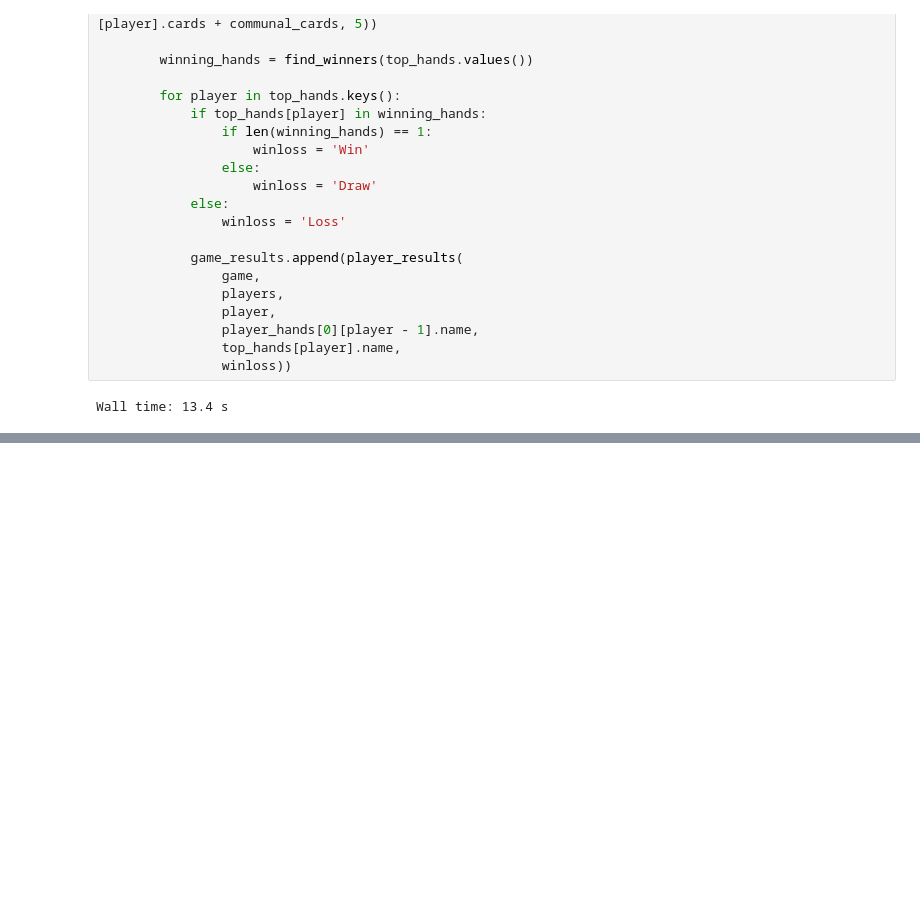
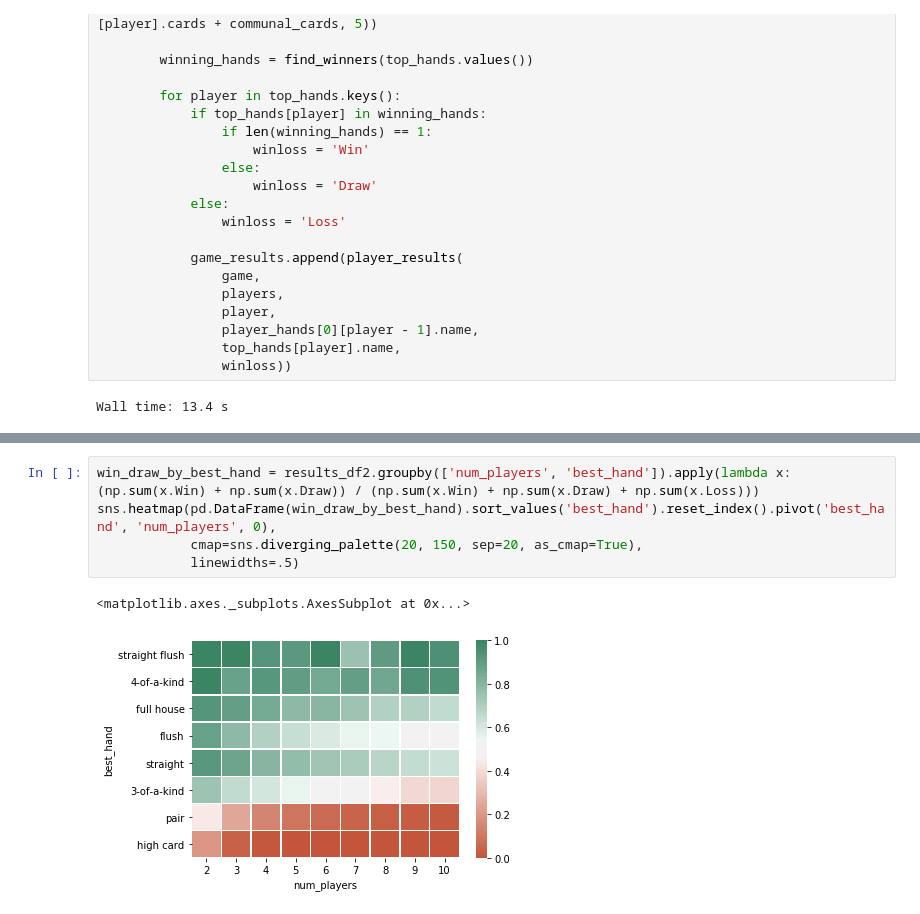
Before and after one commit to rahosbach/texas-holdem-simulator, a Jupyter notebook: texas_holdem_sim.ipynb, the cells around one changed output, grey strips where cells are left out. Cells and saved outputs as stored; diff of their text form; blank space fills up the shorter version.

```diff
--- a/texas_holdem_sim.ipynb
+++ b/texas_holdem_sim.ipynb
@@ -418,0 +557,8 @@ game_results
+# %%
+win_draw_by_best_hand = results_df2.groupby(['num_players', 'best_hand']).apply(lambda x: (np.sum(x.Win) + np.sum(x.Draw)) / (np.sum(x.Win) + np.sum(x.Draw) + np.sum(x.Loss)))
+sns.heatmap(pd.DataFrame(win_draw_by_best_hand).sort_values('best_hand').reset_index().pivot('best_hand', 'num_players', 0),
+            cmap=sns.diverging_palette(20, 150, sep=20, as_cmap=True),
+            linewidths=.5)
+# %% [output]
+<matplotlib.axes._subplots.AxesSubplot at 0x...>
+[figure, added]
```
Also changed, not shown: parts of 20 cells of this notebook.
